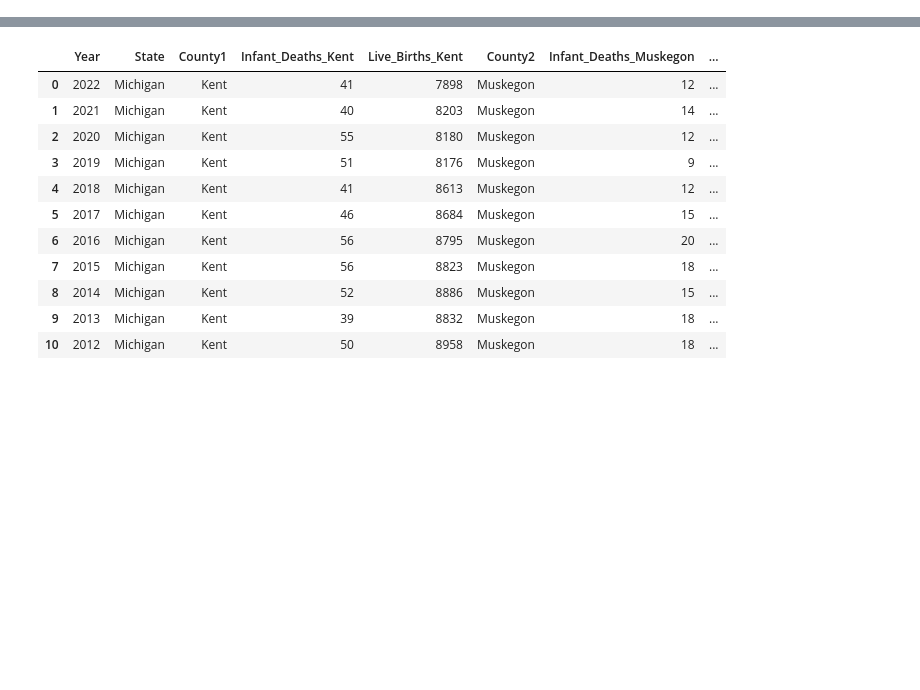
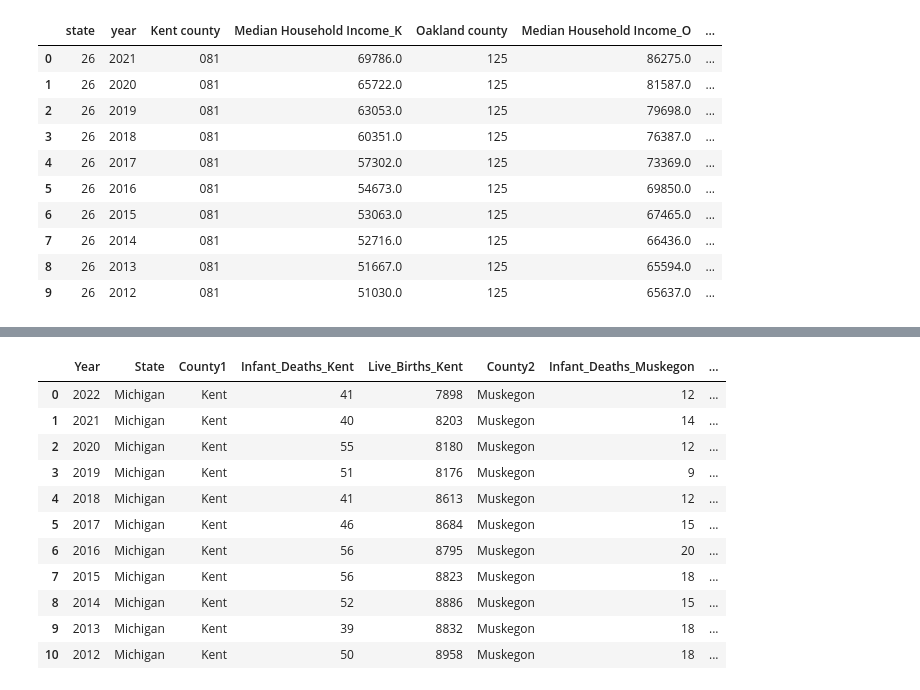
Before and after one commit to DaSamboni/project1_group3, a Jupyter notebook: MainProject.ipynb, the cells around one changed output, grey strips where cells are left out. Cells and saved outputs as stored; diff of their text form; code cells hidden in the pictures; blank space fills up the shorter version.

```diff
--- a/MainProject.ipynb
+++ b/MainProject.ipynb
@@ -6,2 +11,7 @@ import matplotlib.pyplot as plt
 # %%
 #Home Values DF set-up (4 files)
+# %%
+# Create an instance of the Census library
+c = Census(
+    census_key
+)
@@ -7,0 +35,91 @@ import matplotlib.pyplot as plt
+# %%
+# MEDIAN HOUSEHOLD INCOME FOR KENT, OAKLAND, MUSKEGON, SAGINAW COUNTIES
+
+# Median household income variable from CensusAPI
+vars = ["B19013_001E"]
+
+# Median Household income Kent county
+median_kent = []
+
+for y in range(2012,2021+1):
+    # '26' is Michigan, '081' is kent county
+    kent = c.acs5.state_county(vars, "26", "081",year=y)
+    kent_med_inc= pd.DataFrame(kent)
+    kent_med_inc['year'] = y
+    median_kent.append(kent_med_inc)
+
+median_income_kent  = pd.concat(median_kent,axis=0)
+median_income_kent = median_income_kent.rename(columns={"B19013_001E":"Median Household Income_K",
+
+                                                        "county":"Kent county"})
+# print(median_income_kent)
+
+# Median Household income Oakland county
+median_oak=[]
+for y in range(2012,2021+1):
+    # '26' is Michigan, '125' is oakland county
+    oak = c.acs5.state_county(vars, "26", "125",year=y)
+    oak_med_inc= pd.DataFrame(oak)
+    oak_med_inc['year'] = y
+    median_oak.append(oak_med_inc)
+
+median_income_oak  = pd.concat(median_oak,axis=0)
+median_income_oak = median_income_oak.rename(columns={"B19013_001E":"Median Household Income_O",
+
+                                                      "county":"Oakland county"})
+# print(median_income_oak)
+
+
+median_household_income1 = pd.merge(median_income_kent,median_income_oak,on=['state','year'])
+median_household_income1
+
+# # Median household income for Saginaw county
+median_sag = []
+
+for y in range(2012,2021+1):
+    # '26' is Michigan, '145' is saginaw county
+    sag = c.acs5.state_county(vars, '26', "145",year=y)
+    sag_med_inc= pd.DataFrame(sag)
+    sag_med_inc['year'] = y
+    median_sag.append(sag_med_inc)
+
+median_income_saginaw  = pd.concat(median_sag,axis=0)
+median_income_saginaw = median_income_saginaw.rename(columns={"B19013_001E":"Median Household Income_S","county":"Saginaw county"
+                                                             })
+
+# print(median_income_saginaw)
+
+# # Median Household income Muskegon
+median_musk = []
+for y in range(2012,2021+1):
+    # '26' is Michigan, '121' is muskegon county
+    musk = c.acs5.state_county(vars, '26', "121",year=y)
+    musk_med_inc= pd.DataFrame(musk)
+    musk_med_inc['year'] = y
+    median_musk.append(musk_med_inc)
+
+median_income_muskegon  = pd.concat(median_musk,axis=0)
+median_income_muskegon = median_income_muskegon.rename(columns={"B19013_001E":"Median Household Income_M","county":"Muskegon county"
+                                                               })
+
+median_household_income2 = pd.merge(median_income_saginaw,median_income_muskegon,on=['state','year'])
+median_household_income2
+
+# Merging to a single DataFrame
+median_household_income = pd.merge(median_household_income1,median_household_income2,on=['state','year'])
+median_household_income = median_household_income[["state","year","Kent county","Median Household Income_K","Oakland county",
+                                                  "Median Household Income_O","Saginaw county","Median Household Income_S","Muskegon county","Median Household Income_M"]]
+median_household_income=median_household_income.sort_values(by=['year'],ascending=False,ignore_index=True)
+median_household_income
+# %% [output]
+|  | state | year | Kent county | Median Household Income_K | Oakland county | Median Household Income_O | ... |
+| 0 | 26 | 2021 | 081 | 69786.0 | 125 | 86275.0 | ... |
+| 1 | 26 | 2020 | 081 | 65722.0 | 125 | 81587.0 | ... |
+| 2 | 26 | 2019 | 081 | 63053.0 | 125 | 79698.0 | ... |
+| 3 | 26 | 2018 | 081 | 60351.0 | 125 | 76387.0 | ... |
+| 4 | 26 | 2017 | 081 | 57302.0 | 125 | 73369.0 | ... |
+| 5 | 26 | 2016 | 081 | 54673.0 | 125 | 69850.0 | ... |
+| 6 | 26 | 2015 | 081 | 53063.0 | 125 | 67465.0 | ... |
+| 7 | 26 | 2014 | 081 | 52716.0 | 125 | 66436.0 | ... |
+| 8 | 26 | 2013 | 081 | 51667.0 | 125 | 65594.0 | ... |
+| 9 | 26 | 2012 | 081 | 51030.0 | 125 | 65637.0 | ... |
```
Also changed, not shown: parts of 19 cells of this notebook.
